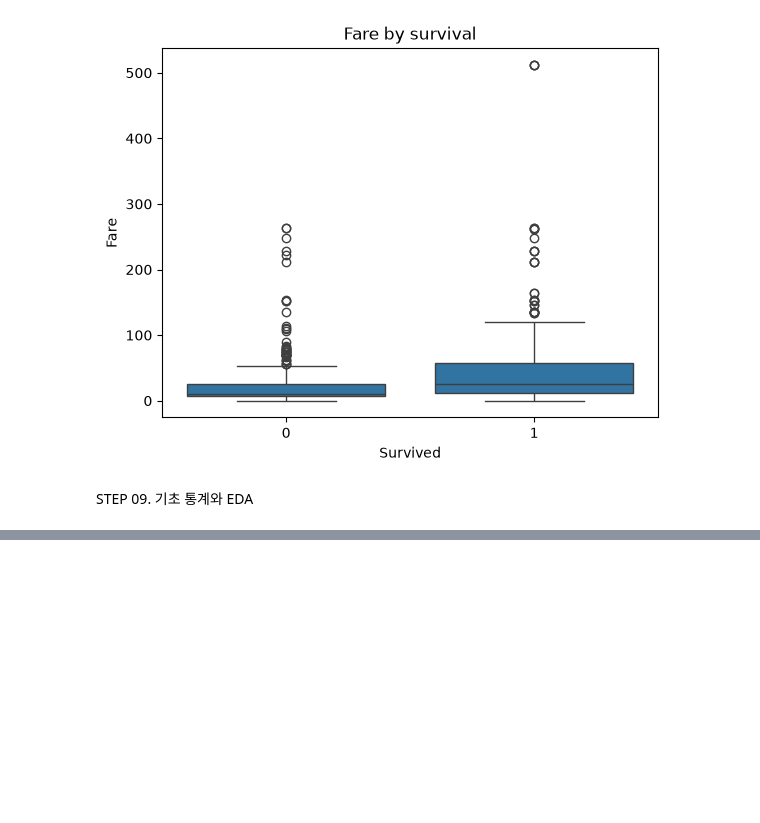
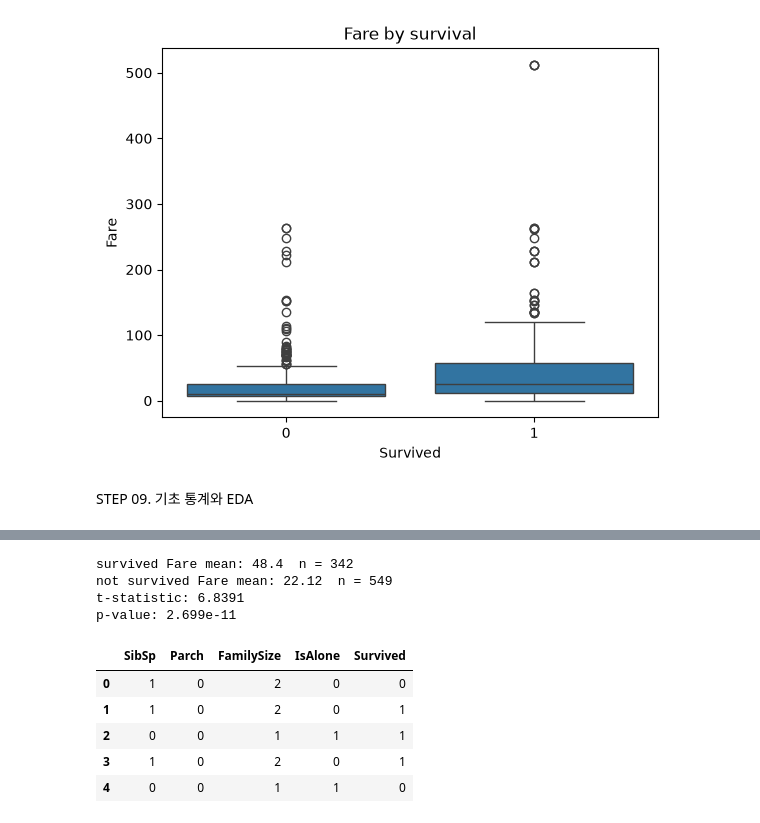
Before and after one commit to donghyunwoo1222/llm-data-analysis-course, a Jupyter notebook: notebooks/titanic_ai_analysis.ipynb, the cells around one changed output, grey strips where cells are left out. Cells and saved outputs as stored; diff of their text form; code cells hidden in the pictures; blank space fills up the shorter version.

```diff
--- a/notebooks/titanic_ai_analysis.ipynb
+++ b/notebooks/titanic_ai_analysis.ipynb
@@ -434,0 +522,37 @@ STEP 09. 기초 통계와 EDA
+# %%
+from scipy import stats
+
+survived = df_work.loc[df_work["Survived"] == 1, "Fare"]
+
+not_survived = df_work.loc[df_work["Survived"] == 0, "Fare"]
+
+t_stat, p_value = stats.ttest_ind(survived, not_survived, equal_var=False)
+
+print("survived Fare mean:", round(survived.mean(), 2), " n =", survived.shape[0])
+
+print("not survived Fare mean:", round(not_survived.mean(), 2), " n =", not_survived.shape[0])
+
+print(f"t-statistic: {t_stat:.4f}")
+
+print(f"p-value: {p_value:.3e}")
+# %% [output]
+survived Fare mean: 48.4  n = 342
+not survived Fare mean: 22.12  n = 549
+t-statistic: 6.8391
+p-value: 2.699e-11
+# %%
+
+feature_demo = df_work.copy()
+
+feature_demo["FamilySize"] = feature_demo["SibSp"] + feature_demo["Parch"] + 1
+
+feature_demo["IsAlone"] = (feature_demo["FamilySize"] == 1).astype(int)
+
+display(feature_demo[["SibSp", "Parch", "FamilySize", "IsAlone", "Survived"]].head())
+# %% [output]
+|  | SibSp | Parch | FamilySize | IsAlone | Survived |
+| 0 | 1 | 0 | 2 | 0 | 0 |
+| 1 | 1 | 0 | 2 | 0 | 1 |
+| 2 | 0 | 0 | 1 | 1 | 1 |
+| 3 | 1 | 0 | 2 | 0 | 1 |
+| 4 | 0 | 0 | 1 | 1 | 0 |
```
Also changed, not shown: parts of 15 cells of this notebook, 22 other files.
